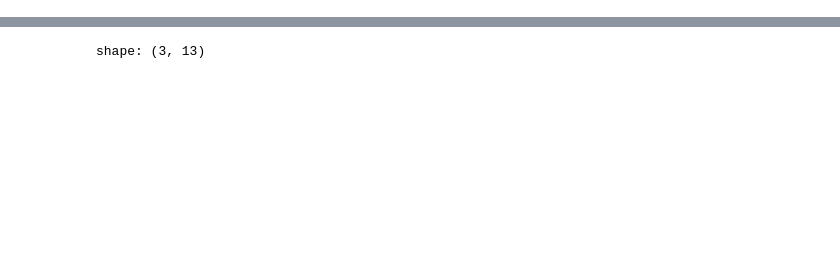
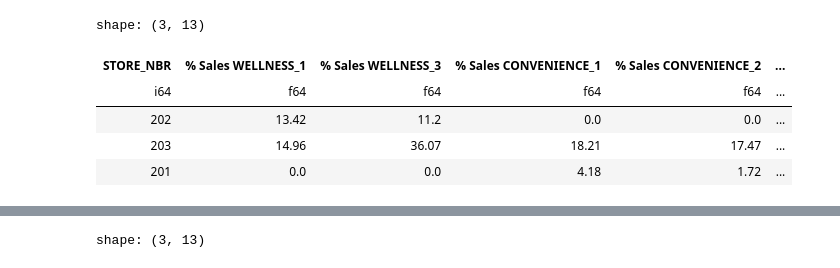
Before and after one commit to YZXBiz/ai-streamlit, a Jupyter notebook: experiments/check_data.ipynb, the cells around one changed output, grey strips where cells are left out. Cells and saved outputs as stored; diff of their text form; code cells hidden in the pictures; blank space fills up the shorter version.

```diff
--- a/experiments/check_data.ipynb
+++ b/experiments/check_data.ipynb
@@ -1,2 +1,18 @@
 # %%
 import pandas as pd
+# %%
+df = pd.read_pickle(
+    "/workspaces/clustering-dagster/storage/internal_fe_raw_data"
+)
+df_reductino = pd.read_pickle(
+    "/workspaces/clustering-dagster/storage/internal_dimensionality_reduced_features"
+)
+# %%
+df['Beverages']
+# %% [output]
+shape: (3, 13)
+| STORE_NBR | % Sales WELLNESS_1 | % Sales WELLNESS_3 | % Sales CONVENIENCE_1 | % Sales CONVENIENCE_2 | ... |
+| i64 | f64 | f64 | f64 | f64 | ... |
+| 202 | 13.42 | 11.2 | 0.0 | 0.0 | ... |
+| 203 | 14.96 | 36.07 | 18.21 | 17.47 | ... |
+| 201 | 0.0 | 0.0 | 4.18 | 1.72 | ... |
```
Also changed, not shown: parts of 7 cells of this notebook, 22 other files.
